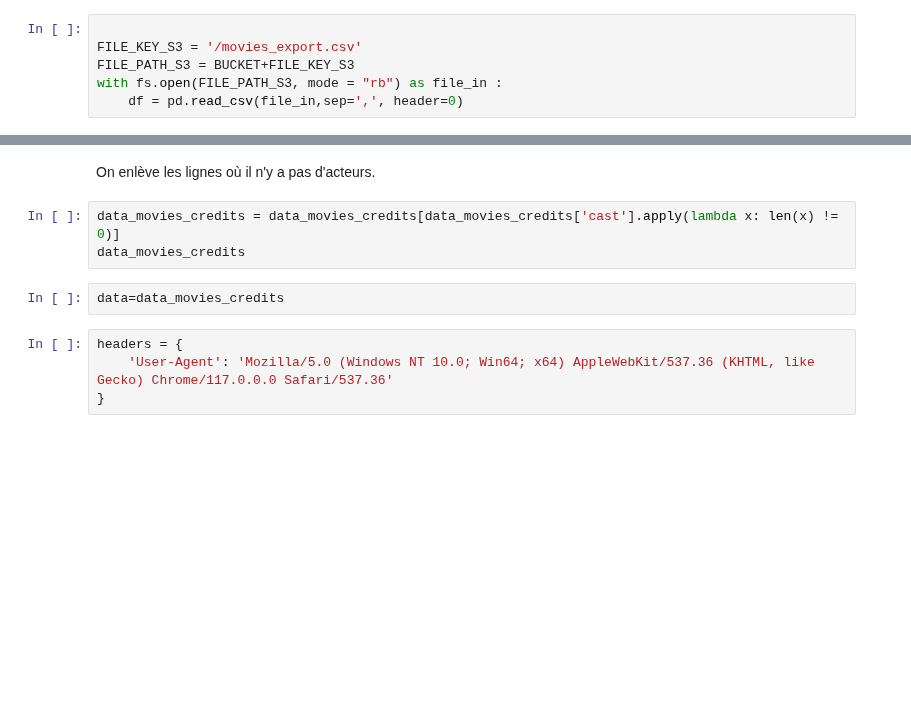
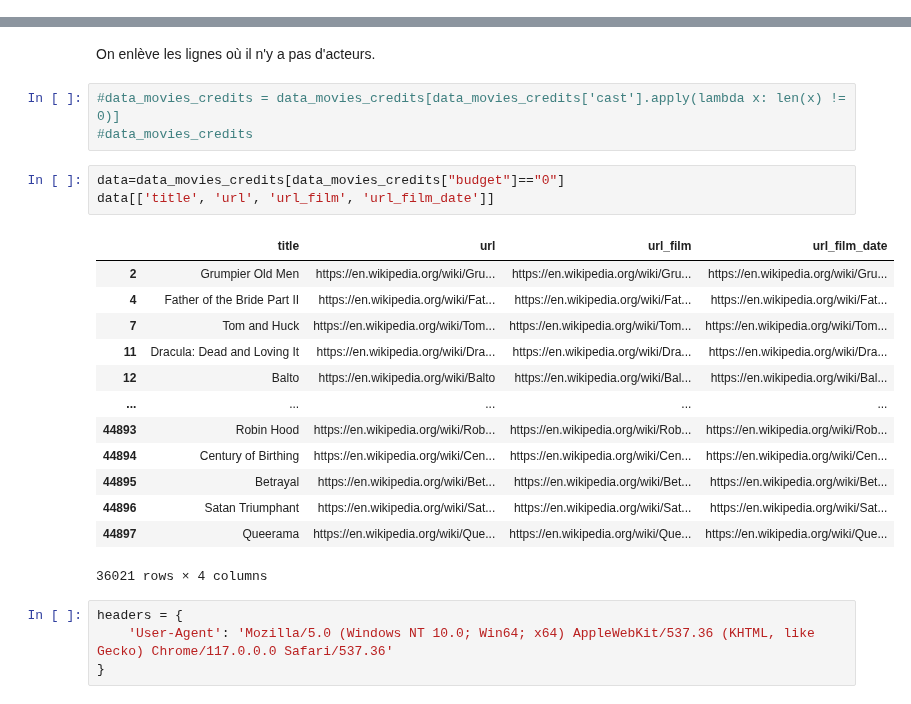
Before and after one commit to mlepennec-ensae/formation_cepe, a Jupyter notebook: Projet/donnees_projet.ipynb, the cells around one changed output, grey strips where cells are left out. Saved outputs shown, nothing was run; the diff lists cells and outputs as text; blank space fills up the shorter version.

Commit message:
web scraping budget

```diff
--- a/Projet/donnees_projet.ipynb
+++ b/Projet/donnees_projet.ipynb
@@ -58,12 +58,6 @@ FILE_KEY_S3 = '/movies_metadata.csv'
 FILE_PATH_S3 = BUCKET+FILE_KEY_S3
 with fs.open(FILE_PATH_S3, mode = "rb") as file_in :
     data_movies = pd.read_csv(file_in,sep=',', header=0)
-# %%
-
-FILE_KEY_S3 = '/movies_export.csv'
-FILE_PATH_S3 = BUCKET+FILE_KEY_S3
-with fs.open(FILE_PATH_S3, mode = "rb") as file_in :
-    df = pd.read_csv(file_in,sep=',', header=0)
 # %%
 FILE_KEY_S3 = '/credits.csv'
 FILE_PATH_S3 = BUCKET+FILE_KEY_S3
@@ -140,10 +189,25 @@ data_movies_credits['realisateur'] = data_movies_credits['crew'].apply(
 # %% [markdown]
 On enlève les lignes où il n'y a pas d'acteurs.
 # %%
-data_movies_credits = data_movies_credits[data_movies_credits['cast'].apply(lambda x: len(x) != 0)]
-data_movies_credits
+#data_movies_credits = data_movies_credits[data_movies_credits['cast'].apply(lambda x: len(x) != 0)]
+#data_movies_credits
-# %%
-data=data_movies_credits
+# %%
+data=data_movies_credits[data_movies_credits["budget"]=="0"]
+data[['title', 'url', 'url_film', 'url_film_date']]
+# %% [output]
+|  | title | url | url_film | url_film_date |
+| 2 | Grumpier Old Men | https://en.wikipedia.org/wiki/Gru... | https://en.wikipedia.org/wiki/Gru... | https://en.wikipedia.org/wiki/Gru... |
+| 4 | Father of the Bride Part II | https://en.wikipedia.org/wiki/Fat... | https://en.wikipedia.org/wiki/Fat... | https://en.wikipedia.org/wiki/Fat... |
+| 7 | Tom and Huck | https://en.wikipedia.org/wiki/Tom... | https://en.wikipedia.org/wiki/Tom... | https://en.wikipedia.org/wiki/Tom... |
+| 11 | Dracula: Dead and Loving It | https://en.wikipedia.org/wiki/Dra... | https://en.wikipedia.org/wiki/Dra... | https://en.wikipedia.org/wiki/Dra... |
+| 12 | Balto | https://en.wikipedia.org/wiki/Balto | https://en.wikipedia.org/wiki/Bal... | https://en.wikipedia.org/wiki/Bal... |
+| ... | ... | ... | ... | ... |
+| 44893 | Robin Hood | https://en.wikipedia.org/wiki/Rob... | https://en.wikipedia.org/wiki/Rob... | https://en.wikipedia.org/wiki/Rob... |
+| 44894 | Century of Birthing | https://en.wikipedia.org/wiki/Cen... | https://en.wikipedia.org/wiki/Cen... | https://en.wikipedia.org/wiki/Cen... |
+| 44895 | Betrayal | https://en.wikipedia.org/wiki/Bet... | https://en.wikipedia.org/wiki/Bet... | https://en.wikipedia.org/wiki/Bet... |
+| 44896 | Satan Triumphant | https://en.wikipedia.org/wiki/Sat... | https://en.wikipedia.org/wiki/Sat... | https://en.wikipedia.org/wiki/Sat... |
+| 44897 | Queerama | https://en.wikipedia.org/wiki/Que... | https://en.wikipedia.org/wiki/Que... | https://en.wikipedia.org/wiki/Que... |
+36021 rows × 4 columns
 # %%
 headers = {
     'User-Agent': 'Mozilla/5.0 (Windows NT 10.0; Win64; x64) AppleWebKit/537.36 (KHTML, like Gecko) Chrome/117.0.0.0 Safari/537.36'
```
Also changed, not shown: parts of 7 cells of this notebook.
